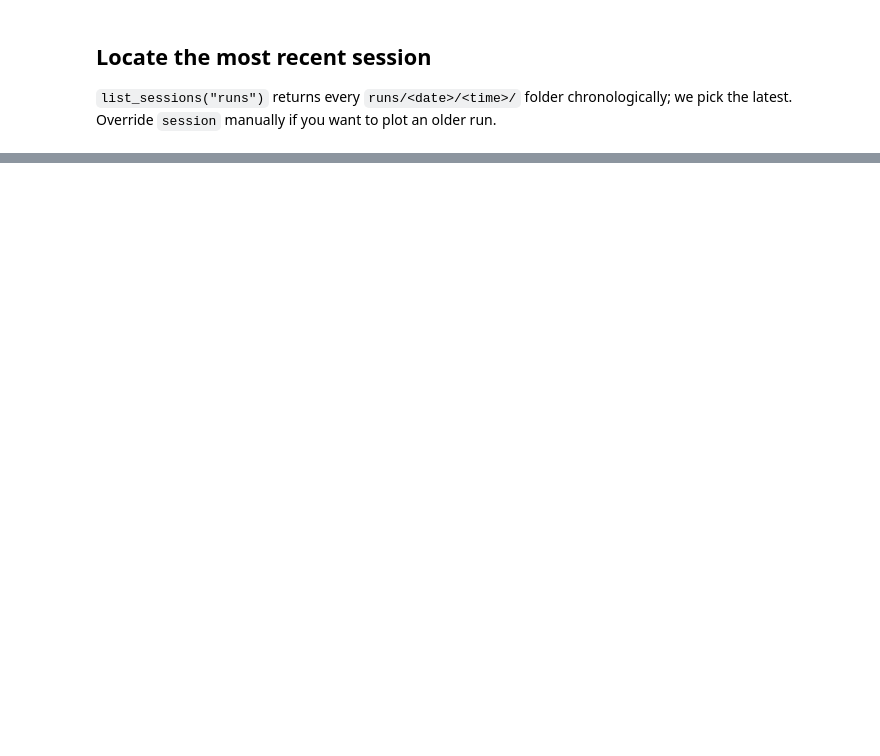
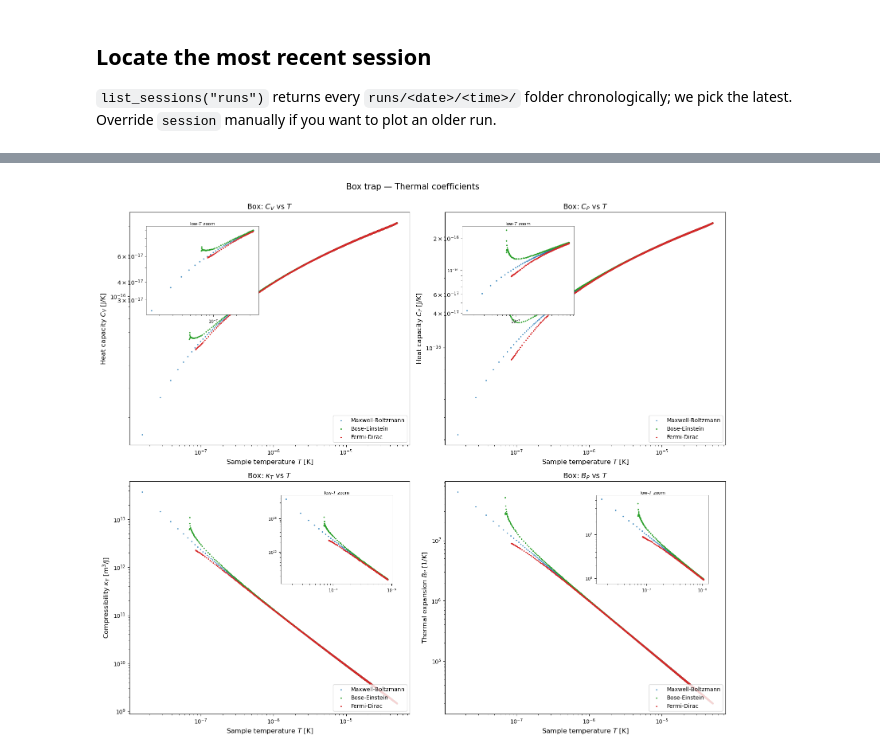
Before and after one commit to arvizu-god/evaporative_cooling, a Jupyter notebook: evap_cool_thermo_usage.ipynb, the cells around one changed output, grey strips where cells are left out. Cells and saved outputs as stored; diff of their text form; code cells hidden in the pictures; blank space fills up the shorter version.

```diff
--- a/evap_cool_thermo_usage.ipynb
+++ b/evap_cool_thermo_usage.ipynb
@@ -140,11 +207,14 @@ if data is not None:
 # %%
 if data is not None:
     fig_box_coef = plot_thermal_coefficients(
         T_b, thermo_b, T_f, thermo_f,
         trap_name="Box",
+        T_mb=T_mb, thermo_mb=thermo_mb,
         units_energy=units_for("box"),
     )
     plt.show()
+# %% [output]
+[figure, added]
 # %% [markdown]
 ## 2. Quadrupole trap — $s = 9/2$
 
```
Also changed, not shown: parts of 16 cells of this notebook, 16 other files.
